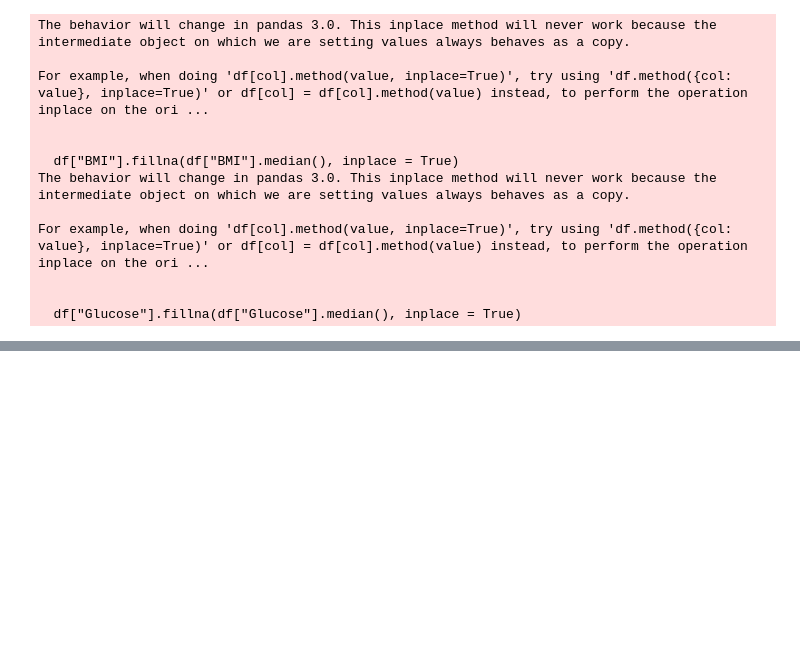
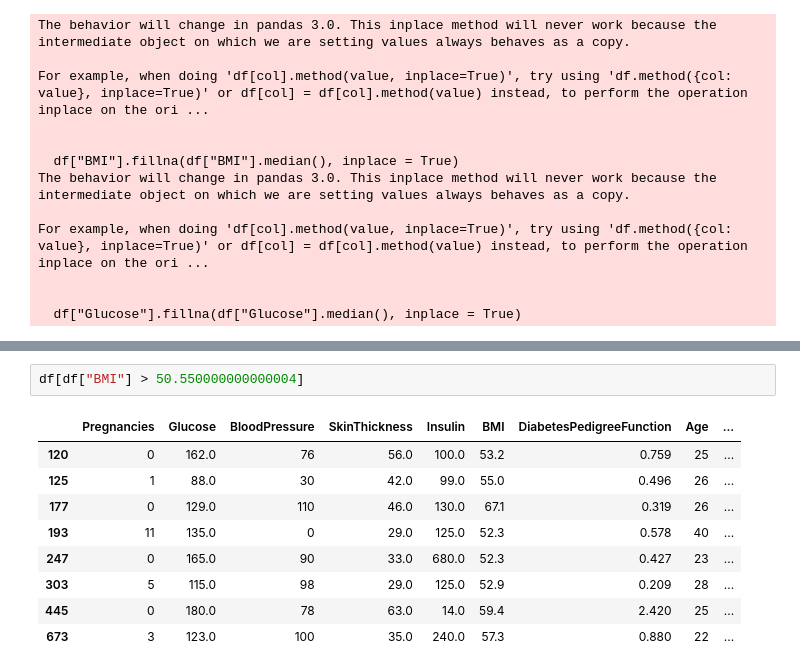
Before and after one commit to bartowen/desicion_tree_algo, a Jupyter notebook: src/explore.ipynb, the cells around one changed output, grey strips where cells are left out. Cells and saved outputs as stored; diff of their text form; blank space fills up the shorter version.

```diff
--- a/src/explore.ipynb
+++ b/src/explore.ipynb
@@ -552,0 +628,12 @@ For example, when doing 'df[col].method(value, inplace=True)', try using 'df.met
+# %%
+df[df["BMI"] > 50.550000000000004]
+# %% [output]
+|  | Pregnancies | Glucose | BloodPressure | SkinThickness | Insulin | BMI | DiabetesPedigreeFunction | Age | ... |
+| 120 | 0 | 162.0 | 76 | 56.0 | 100.0 | 53.2 | 0.759 | 25 | ... |
+| 125 | 1 | 88.0 | 30 | 42.0 | 99.0 | 55.0 | 0.496 | 26 | ... |
+| 177 | 0 | 129.0 | 110 | 46.0 | 130.0 | 67.1 | 0.319 | 26 | ... |
+| 193 | 11 | 135.0 | 0 | 29.0 | 125.0 | 52.3 | 0.578 | 40 | ... |
+| 247 | 0 | 165.0 | 90 | 33.0 | 680.0 | 52.3 | 0.427 | 23 | ... |
+| 303 | 5 | 115.0 | 98 | 29.0 | 125.0 | 52.9 | 0.209 | 28 | ... |
+| 445 | 0 | 180.0 | 78 | 63.0 | 14.0 | 59.4 | 2.420 | 25 | ... |
+| 673 | 3 | 123.0 | 100 | 35.0 | 240.0 | 57.3 | 0.880 | 22 | ... |
```
Also changed, not shown: parts of 10 cells of this notebook.
